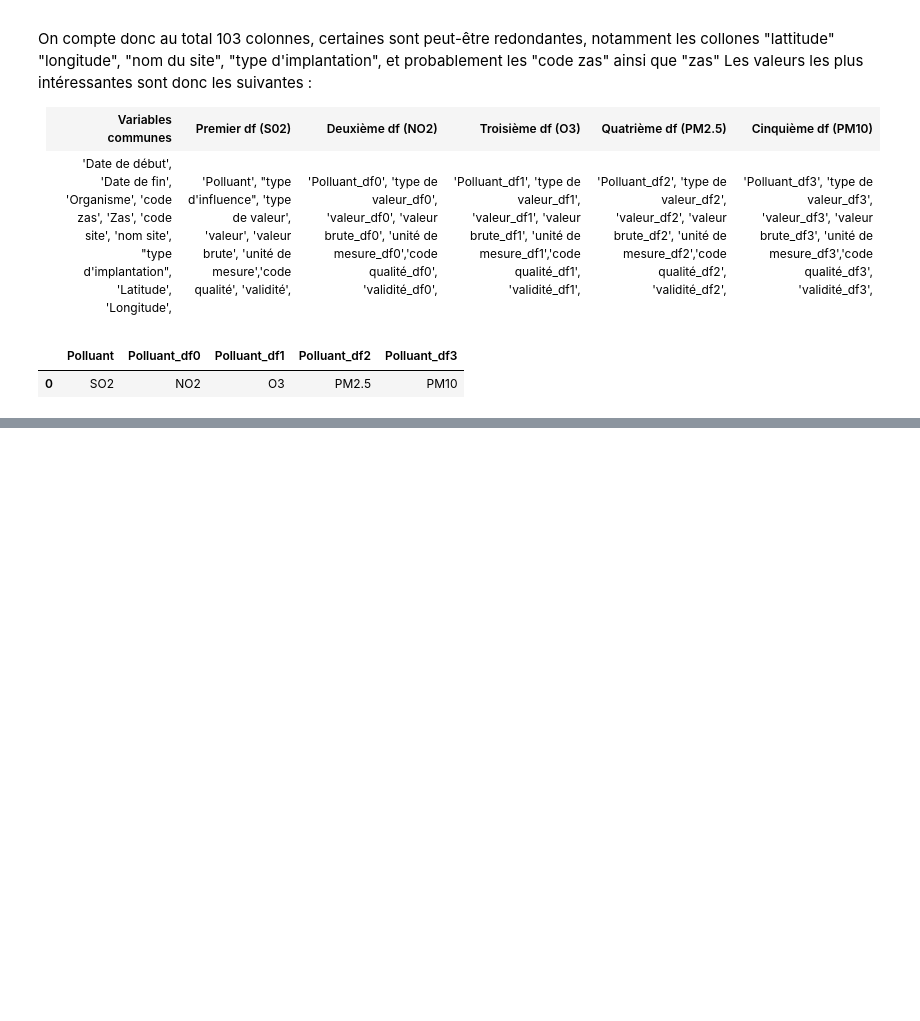
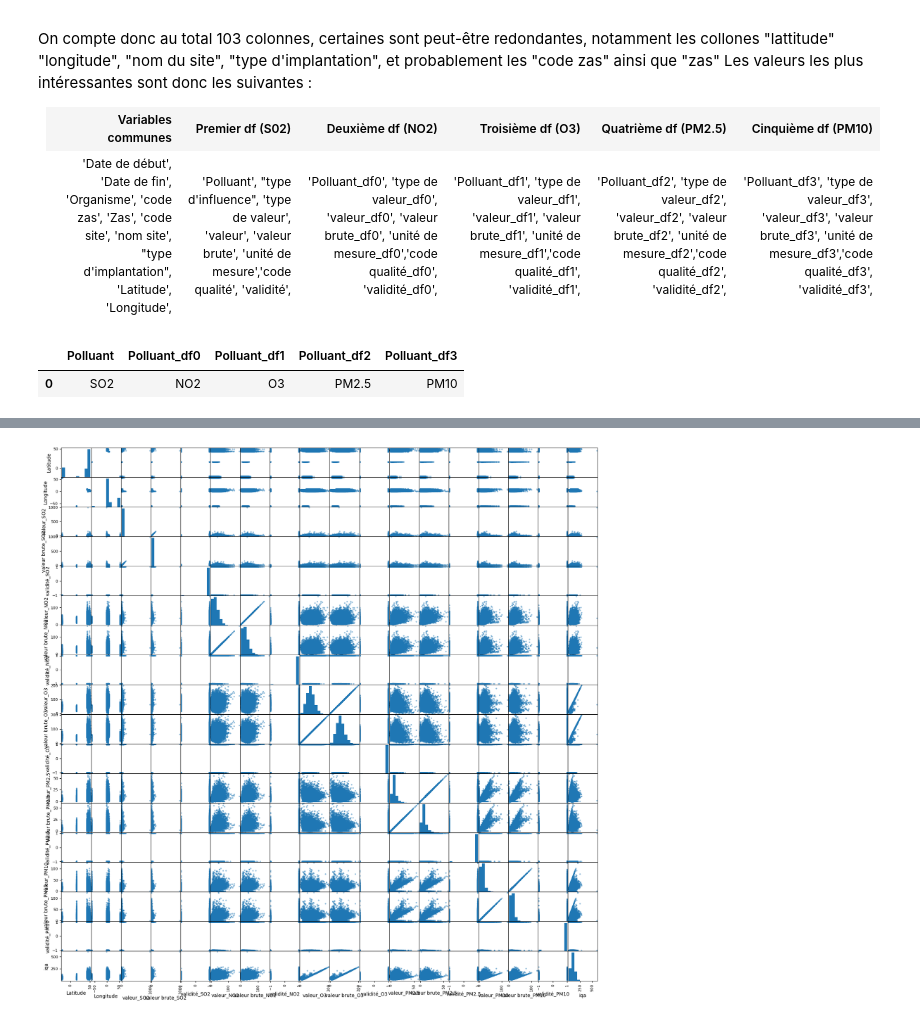
Before and after one commit to Antoine-Merienne/Projet-data-science-Mornand-Merienne, a Jupyter notebook: notebook_projet.ipynb, the cells around one changed output, grey strips where cells are left out. Drawn from its saved outputs; the diff is of its cells as text; code cells hidden in the pictures; blank space fills up the shorter version.

```diff
--- a/notebook_projet.ipynb
+++ b/notebook_projet.ipynb
@@ -202,0 +319,5 @@ missing_values
+# %%
+pd.plotting.scatter_matrix(best_df, figsize=(20, 20), diagonal='hist')  # Diagonal can be 'hist' or 'kde'
+plt.show()
+# %% [output]
+[figure, added]
```
Also changed, not shown: parts of 16 cells of this notebook.
